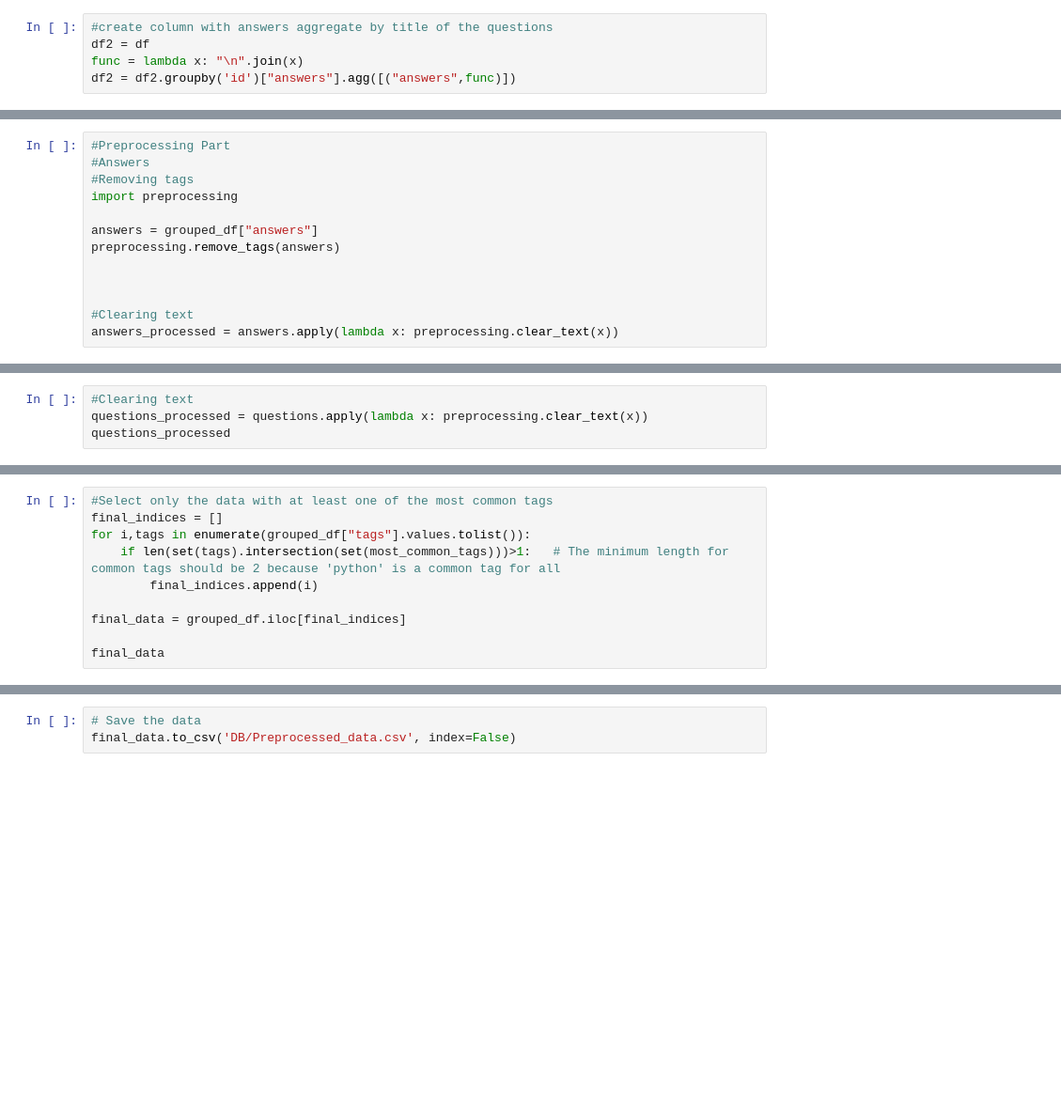
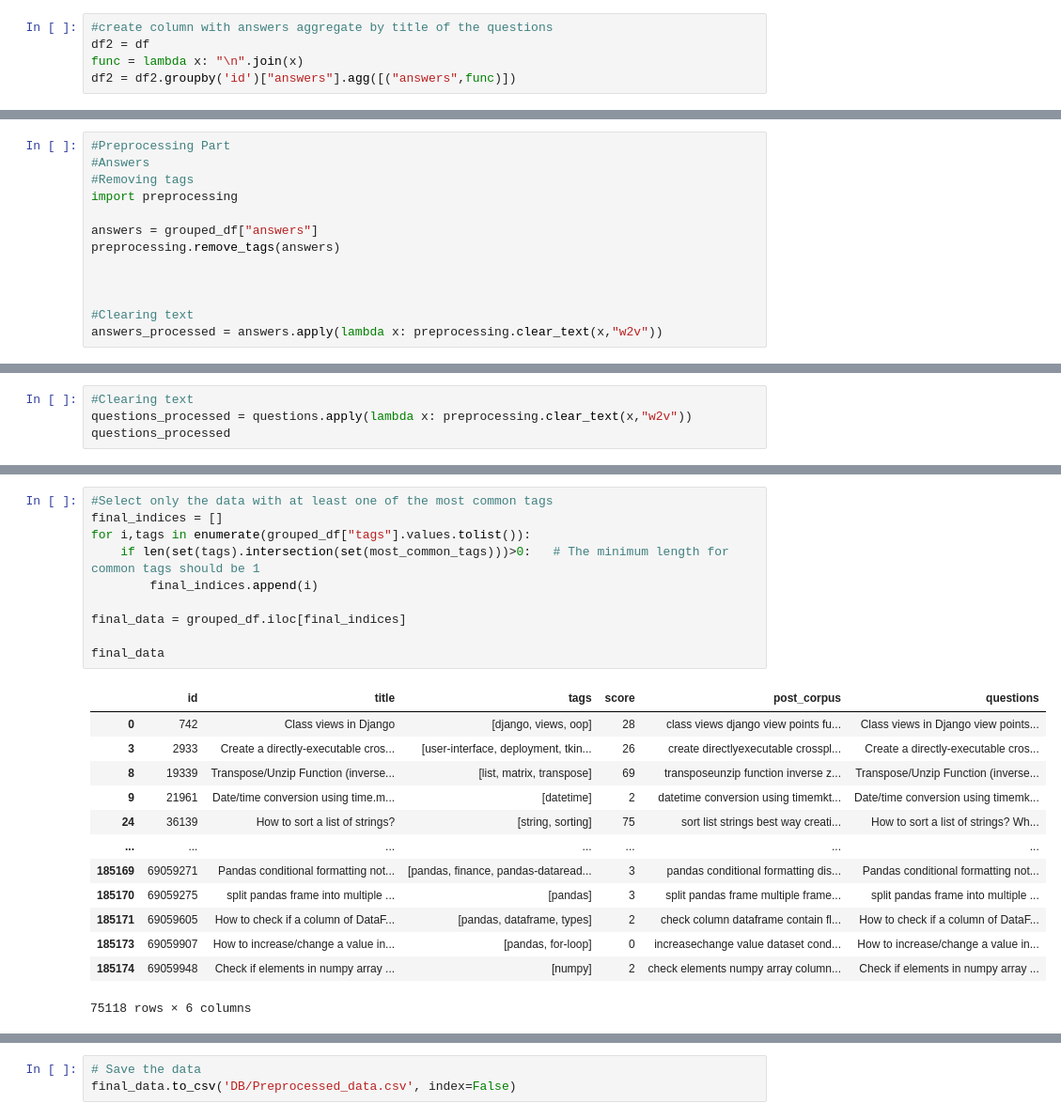
Before and after one commit to aibba19/ChatBot-Q-A-StackOverflow, a Jupyter notebook: getData.ipynb, the cells around one changed output, grey strips where cells are left out. Shown at 94% size. Saved outputs shown, nothing was run; the diff lists cells and outputs as text; blank space fills up the shorter version.

```diff
--- a/getData.ipynb
+++ b/getData.ipynb
@@ -49,7 +64,7 @@ preprocessing.remove_tags(answers)
 
 
 #Clearing text
-answers_processed = answers.apply(lambda x: preprocessing.clear_text(x))
+answers_processed = answers.apply(lambda x: preprocessing.clear_text(x,"w2v"))
 # %%
 answers_processed.head()
 answers_processed.isna().sum()
@@ -62,4 +92,4 @@ questions
 # %%
 #Clearing text
-questions_processed = questions.apply(lambda x: preprocessing.clear_text(x))
+questions_processed = questions.apply(lambda x: preprocessing.clear_text(x,"w2v"))
 questions_processed
@@ -94,12 +190,26 @@ most_common_tags
 # %%
 #Select only the data with at least one of the most common tags
 final_indices = []
 for i,tags in enumerate(grouped_df["tags"].values.tolist()):
-    if len(set(tags).intersection(set(most_common_tags)))>1:   # The minimum length for common tags should be 2 because 'python' is a common tag for all
+    if len(set(tags).intersection(set(most_common_tags)))>0:   # The minimum length for common tags should be 1
         final_indices.append(i)
 
 final_data = grouped_df.iloc[final_indices]
 
 final_data
+# %% [output]
+|  | id | title | tags | score | post_corpus | questions |
+| 0 | 742 | Class views in Django | [django, views, oop] | 28 | class views django view points fu... | Class views in Django view points... |
+| 3 | 2933 | Create a directly-executable cros... | [user-interface, deployment, tkin... | 26 | create directlyexecutable crosspl... | Create a directly-executable cros... |
+| 8 | 19339 | Transpose/Unzip Function (inverse... | [list, matrix, transpose] | 69 | transposeunzip function inverse z... | Transpose/Unzip Function (inverse... |
+| 9 | 21961 | Date/time conversion using time.m... | [datetime] | 2 | datetime conversion using timemkt... | Date/time conversion using timemk... |
+| 24 | 36139 | How to sort a list of strings? | [string, sorting] | 75 | sort list strings best way creati... | How to sort a list of strings? Wh... |
+| ... | ... | ... | ... | ... | ... | ... |
+| 185169 | 69059271 | Pandas conditional formatting not... | [pandas, finance, pandas-dataread... | 3 | pandas conditional formatting dis... | Pandas conditional formatting not... |
+| 185170 | 69059275 | split pandas frame into multiple ... | [pandas] | 3 | split pandas frame multiple frame... | split pandas frame into multiple ... |
+| 185171 | 69059605 | How to check if a column of DataF... | [pandas, dataframe, types] | 2 | check column dataframe contain fl... | How to check if a column of DataF... |
+| 185173 | 69059907 | How to increase/change a value in... | [pandas, for-loop] | 0 | increasechange value dataset cond... | How to increase/change a value in... |
+| 185174 | 69059948 | Check if elements in numpy array ... | [numpy] | 2 | check elements numpy array column... | Check if elements in numpy array ... |
+75118 rows × 6 columns
 # %%
 #Create a column only for the processed title of the questions
```
Also changed, not shown: parts of 14 cells of this notebook, 8 other files.
